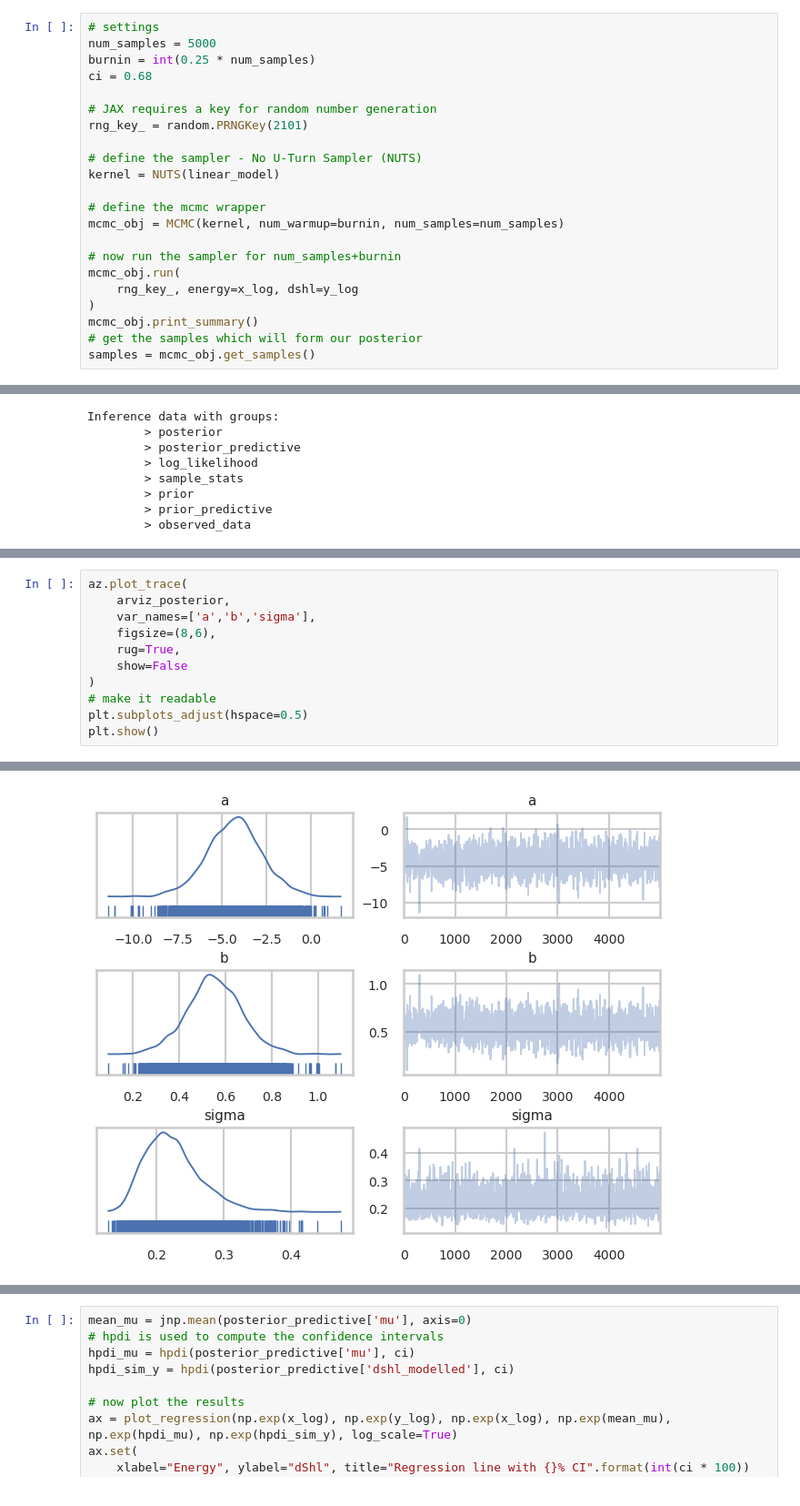
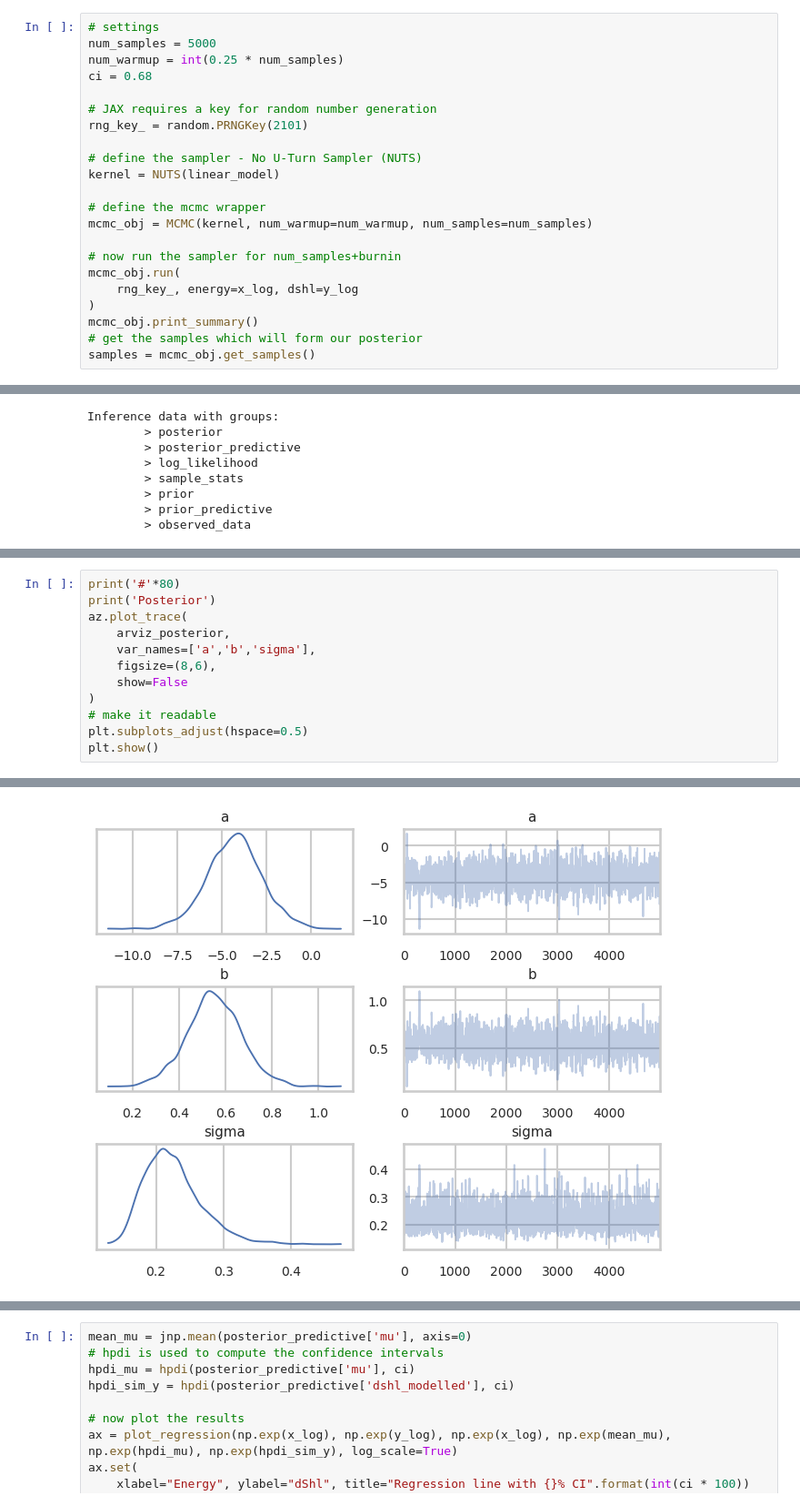
Before and after one commit to simmonsja/bayes-lr-shoreline, a Jupyter notebook: 02_numpyro_analysis.ipynb, the cells around one changed output, grey strips where cells are left out. Shown at 91% size. Saved outputs shown, nothing was run; the diff lists cells and outputs as text.

```diff
--- a/02_numpyro_analysis.ipynb
+++ b/02_numpyro_analysis.ipynb
@@ -187,7 +193,7 @@ plt.show()
 # %%
 # settings
 num_samples = 5000
-burnin = int(0.25 * num_samples)
+num_warmup = int(0.25 * num_samples)
 ci = 0.68
 
 # JAX requires a key for random number generation
@@ -197,7 +203,7 @@ rng_key_ = random.PRNGKey(2101)
 kernel = NUTS(linear_model)
 
 # define the mcmc wrapper
-mcmc_obj = MCMC(kernel, num_warmup=burnin, num_samples=num_samples)
+mcmc_obj = MCMC(kernel, num_warmup=num_warmup, num_samples=num_samples)
 
 # now run the sampler for num_samples+burnin
 mcmc_obj.run(
@@ -238,9 +246,10 @@ Plot the posterior distributions for our three parameters and check that they lo
 # %%
+print('#'*80)
+print('Posterior')
 az.plot_trace(
     arviz_posterior,
     var_names=['a','b','sigma'],
     figsize=(8,6),
-    rug=True,
     show=False
 )
 # make it readable
@@ -250 +261 @@ plt.show()
-[figure, old version]
+[figure, new version]
```
Also changed, not shown: parts of 8 cells of this notebook.
